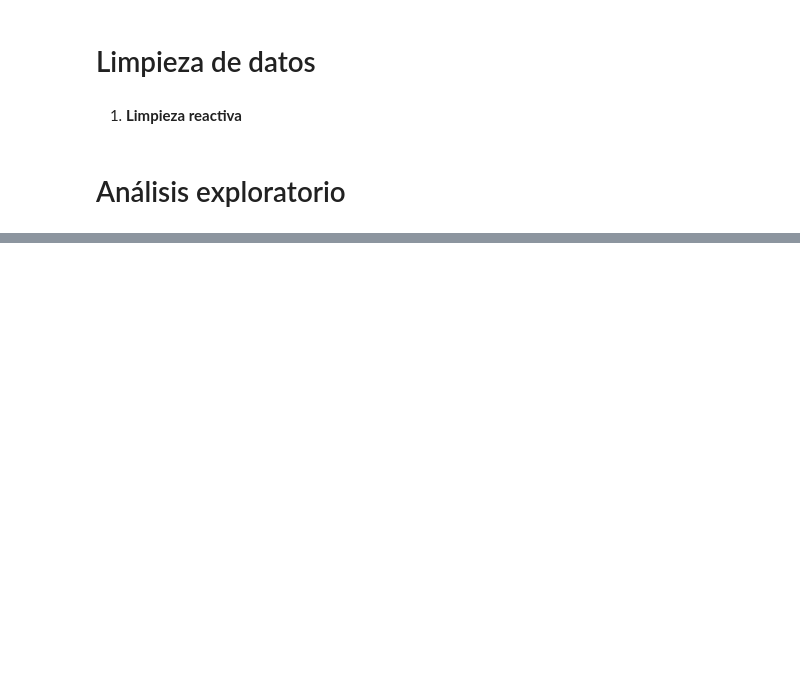
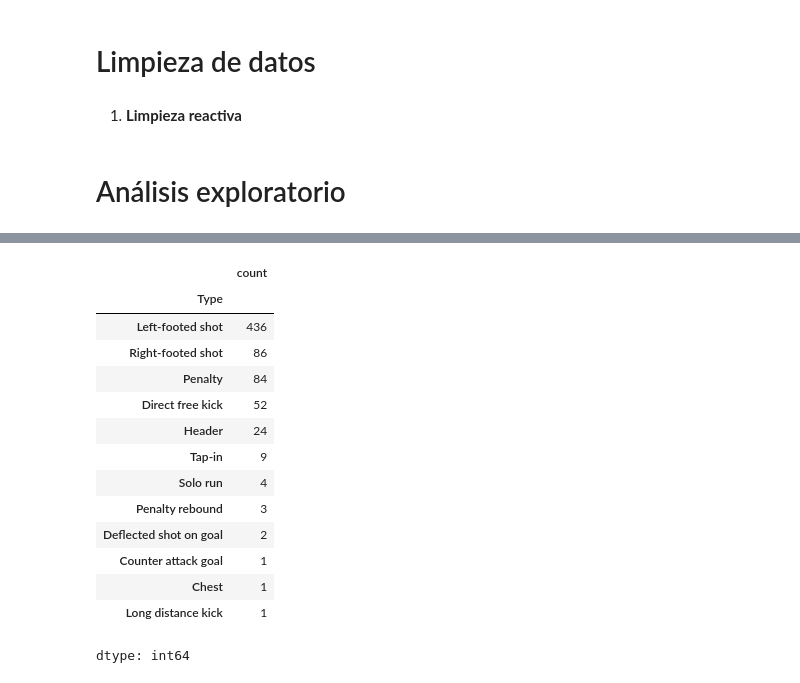
Before and after one commit to andressonsino/football-data-analysis, a Jupyter notebook: messi_goals_europe.ipynb, the cells around one changed output, grey strips where cells are left out. Saved outputs shown, nothing was run; the diff lists cells and outputs as text; code cells hidden in the pictures; blank space fills up the shorter version.

```diff
--- a/messi_goals_europe.ipynb
+++ b/messi_goals_europe.ipynb
@@ -153,0 +156,18 @@ plt.show()
+# %%
+df_raw['Type'].value_counts()
+# %% [output]
+|  | count |
+| Type |  |
+| Left-footed shot | 436 |
+| Right-footed shot | 86 |
+| Penalty | 84 |
+| Direct free kick | 52 |
+| Header | 24 |
+| Tap-in | 9 |
+| Solo run | 4 |
+| Penalty rebound | 3 |
+| Deflected shot on goal | 2 |
+| Counter attack goal | 1 |
+| Chest | 1 |
+| Long distance kick | 1 |
+dtype: int64
```
Also changed, not shown: parts of 3 cells of this notebook.
